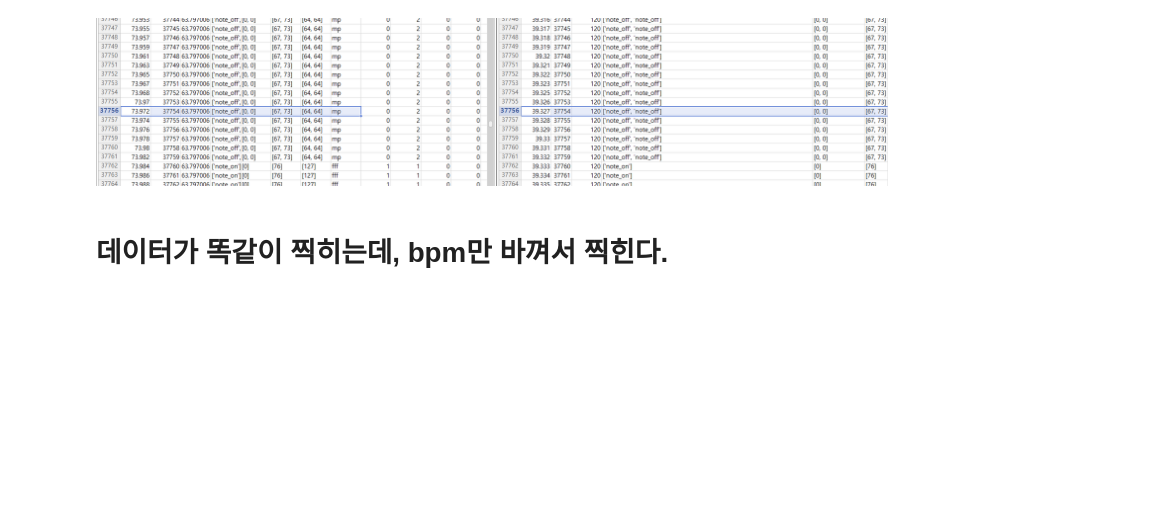
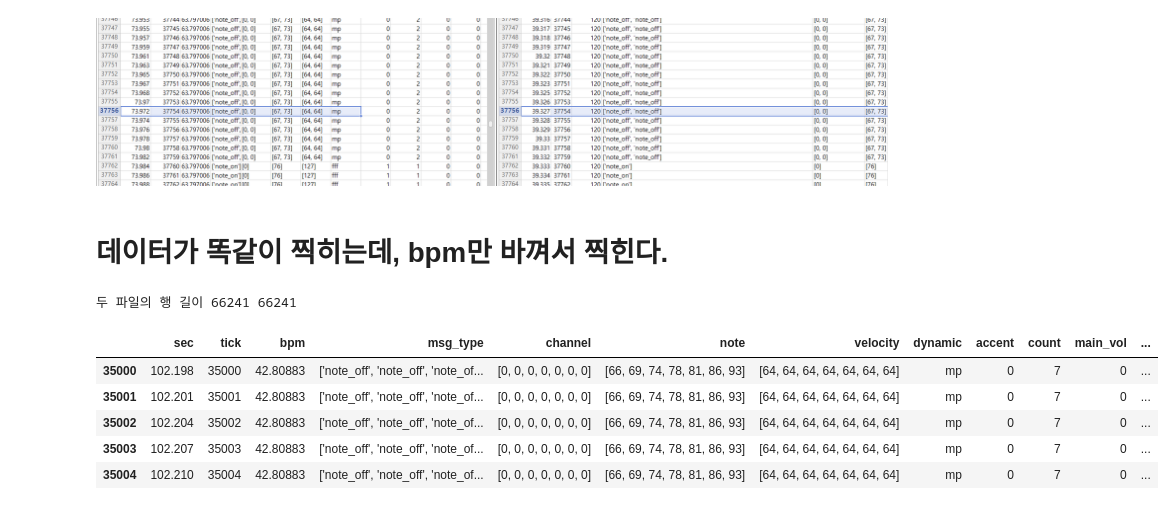
Before and after one commit to dalabdgw/Research_and_Experimental_Results, a Jupyter notebook: Piano Performance Evaluation/MinseoPark/comparison.ipynb, the cells around one changed output. Drawn from its saved outputs; the diff is of its cells as text; code cells hidden in the pictures; blank space fills up the shorter version.

```diff
--- a/Piano Performance Evaluation/MinseoPark/comparison.ipynb
+++ b/Piano Performance Evaluation/MinseoPark/comparison.ipynb
@@ -430,3 +430,21 @@ Tempo set to 500000
 ![image.png](attachment:2555edf5-653b-461f-9f38-4d8f93f3f689.png)
 # %% [markdown]
 # 데이터가 똑같이 찍히는데, bpm만 바껴서 찍힌다.
+# %%
+import pandas as pd
+
+change_speed_csv = pd.read_csv('./speed of music/change_speed.csv')
+no_change_csv = pd.read_csv('./speed of music/no_change.csv')
+
+print('두 파일의 행 길이', len(change_speed_csv), len(no_change_csv))
+# %% [output]
+두 파일의 행 길이 66241 66241
+# %%
+change_speed_csv[35000:35005]
+# %% [output]
+|  | sec | tick | bpm | msg_type | channel | note | velocity | dynamic | accent | count | main_vol | ... |
+| 35000 | 102.198 | 35000 | 42.80883 | ['note_off', 'note_off', 'note_of... | [0, 0, 0, 0, 0, 0, 0] | [66, 69, 74, 78, 81, 86, 93] | [64, 64, 64, 64, 64, 64, 64] | mp | 0 | 7 | 0 | ... |
+| 35001 | 102.201 | 35001 | 42.80883 | ['note_off', 'note_off', 'note_of... | [0, 0, 0, 0, 0, 0, 0] | [66, 69, 74, 78, 81, 86, 93] | [64, 64, 64, 64, 64, 64, 64] | mp | 0 | 7 | 0 | ... |
+| 35002 | 102.204 | 35002 | 42.80883 | ['note_off', 'note_off', 'note_of... | [0, 0, 0, 0, 0, 0, 0] | [66, 69, 74, 78, 81, 86, 93] | [64, 64, 64, 64, 64, 64, 64] | mp | 0 | 7 | 0 | ... |
+| 35003 | 102.207 | 35003 | 42.80883 | ['note_off', 'note_off', 'note_of... | [0, 0, 0, 0, 0, 0, 0] | [66, 69, 74, 78, 81, 86, 93] | [64, 64, 64, 64, 64, 64, 64] | mp | 0 | 7 | 0 | ... |
+| 35004 | 102.210 | 35004 | 42.80883 | ['note_off', 'note_off', 'note_of... | [0, 0, 0, 0, 0, 0, 0] | [66, 69, 74, 78, 81, 86, 93] | [64, 64, 64, 64, 64, 64, 64] | mp | 0 | 7 | 0 | ... |
```
Also changed, not shown: parts of 2 cells of this notebook.
